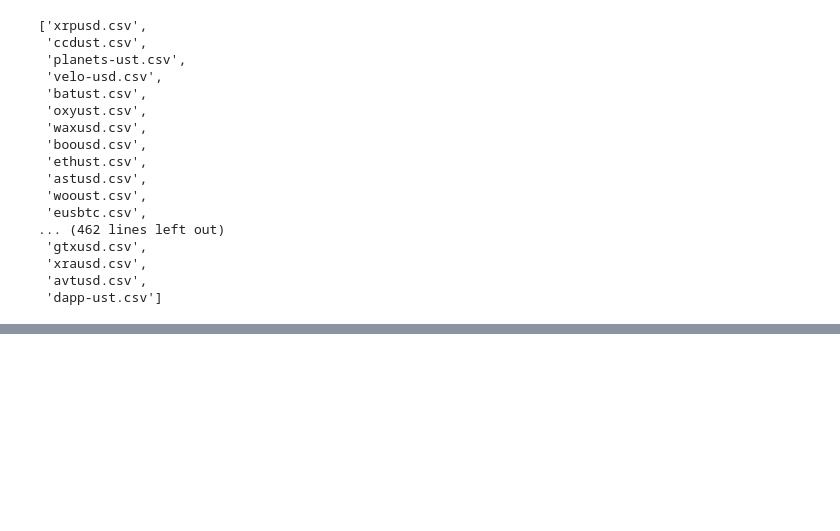
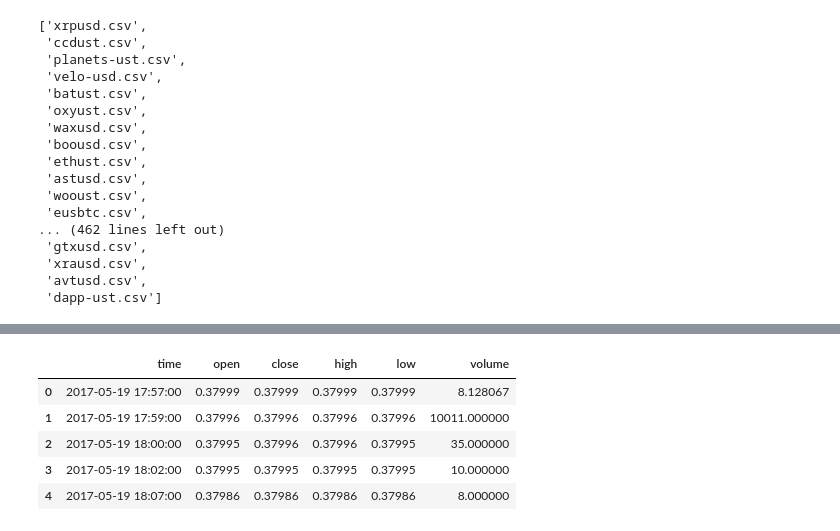
Before and after one commit to noellekh/crypto, a Jupyter notebook: notebooks/notebook_JH.ipynb, the cells around one changed output, grey strips where cells are left out. Saved outputs shown, nothing was run; the diff lists cells and outputs as text; code cells hidden in the pictures; blank space fills up the shorter version.

```diff
--- a/notebooks/notebook_JH.ipynb
+++ b/notebooks/notebook_JH.ipynb
@@ -25,0 +45,9 @@ onlyfiles
+# %%
+data.head()
+# %% [output]
+|  | time | open | close | high | low | volume |
+| 0 | 2017-05-19 17:57:00 | 0.37999 | 0.37999 | 0.37999 | 0.37999 | 8.128067 |
+| 1 | 2017-05-19 17:59:00 | 0.37996 | 0.37996 | 0.37996 | 0.37996 | 10011.000000 |
+| 2 | 2017-05-19 18:00:00 | 0.37995 | 0.37996 | 0.37996 | 0.37995 | 35.000000 |
+| 3 | 2017-05-19 18:02:00 | 0.37995 | 0.37995 | 0.37995 | 0.37995 | 10.000000 |
+| 4 | 2017-05-19 18:07:00 | 0.37986 | 0.37986 | 0.37986 | 0.37986 | 8.000000 |
```
Also changed, not shown: parts of 5 cells of this notebook.
